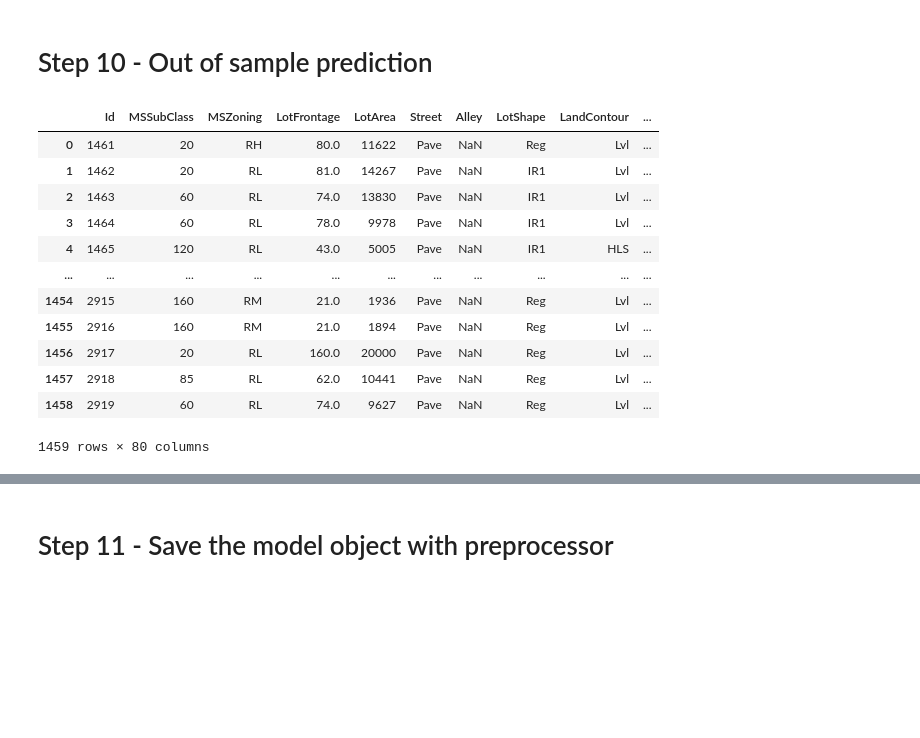
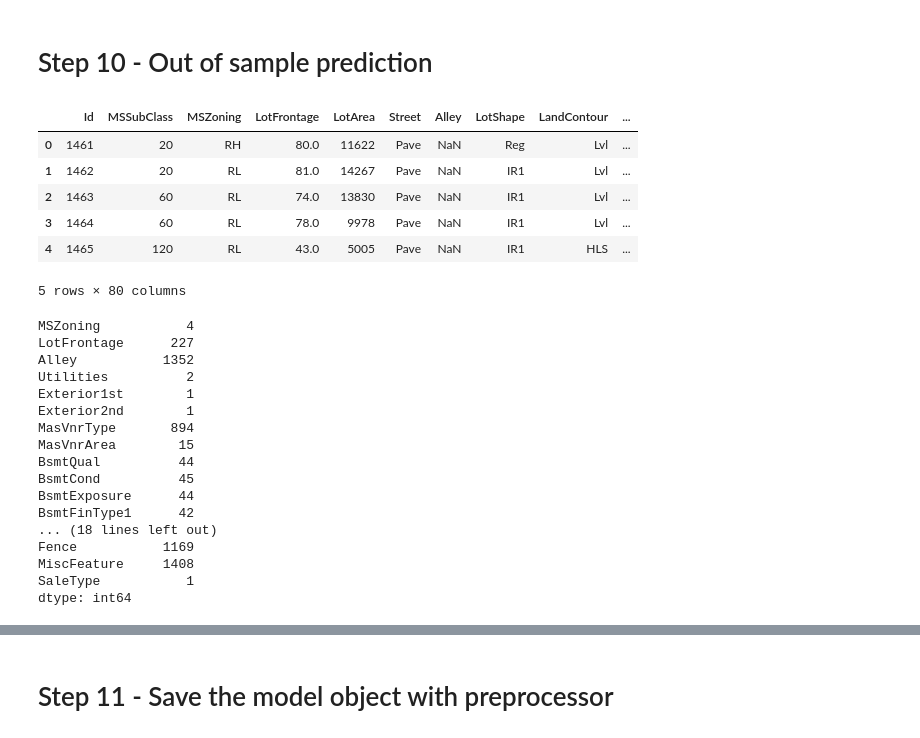
Before and after one commit to Aboli-2002/Machine_Learning, a Jupyter notebook: Regression Project/Regression Project.ipynb, the cells around one changed output, grey strips where cells are left out. Saved outputs shown, nothing was run; the diff lists cells and outputs as text; code cells hidden in the pictures; blank space fills up the shorter version.

```diff
--- a/Regression Project/Regression Project.ipynb
+++ b/Regression Project/Regression Project.ipynb
@@ -584,19 +618,2 @@ R2 : 84.53%
 # %% [markdown]
 # Step 10 - Out of  sample prediction
-# %%
-xnew = pd.read_csv("testing_set.csv", na_values=["", "NA"], keep_default_na=False)
-xnew
-# %% [output]
-|  | Id | MSSubClass | MSZoning | LotFrontage | LotArea | Street | Alley | LotShape | LandContour | ... |
-| 0 | 1461 | 20 | RH | 80.0 | 11622 | Pave | NaN | Reg | Lvl | ... |
-| 1 | 1462 | 20 | RL | 81.0 | 14267 | Pave | NaN | IR1 | Lvl | ... |
-| 2 | 1463 | 60 | RL | 74.0 | 13830 | Pave | NaN | IR1 | Lvl | ... |
-| 3 | 1464 | 60 | RL | 78.0 | 9978 | Pave | NaN | IR1 | Lvl | ... |
-| 4 | 1465 | 120 | RL | 43.0 | 5005 | Pave | NaN | IR1 | HLS | ... |
-| ... | ... | ... | ... | ... | ... | ... | ... | ... | ... | ... |
-| 1454 | 2915 | 160 | RM | 21.0 | 1936 | Pave | NaN | Reg | Lvl | ... |
-| 1455 | 2916 | 160 | RM | 21.0 | 1894 | Pave | NaN | Reg | Lvl | ... |
-| 1456 | 2917 | 20 | RL | 160.0 | 20000 | Pave | NaN | Reg | Lvl | ... |
-| 1457 | 2918 | 85 | RL | 62.0 | 10441 | Pave | NaN | Reg | Lvl | ... |
-| 1458 | 2919 | 60 | RL | 74.0 | 9627 | Pave | NaN | Reg | Lvl | ... |
-1459 rows × 80 columns
@@ -604,0 +620,32 @@ xnew.to_csv("LassoResults.csv", index=False)
+# %%
+xnew = pd.read_csv("testing_set.csv")
+xnew.head()
+# %% [output]
+|  | Id | MSSubClass | MSZoning | LotFrontage | LotArea | Street | Alley | LotShape | LandContour | ... |
+| 0 | 1461 | 20 | RH | 80.0 | 11622 | Pave | NaN | Reg | Lvl | ... |
+| 1 | 1462 | 20 | RL | 81.0 | 14267 | Pave | NaN | IR1 | Lvl | ... |
+| 2 | 1463 | 60 | RL | 74.0 | 13830 | Pave | NaN | IR1 | Lvl | ... |
+| 3 | 1464 | 60 | RL | 78.0 | 9978 | Pave | NaN | IR1 | Lvl | ... |
+| 4 | 1465 | 120 | RL | 43.0 | 5005 | Pave | NaN | IR1 | HLS | ... |
+5 rows × 80 columns
+# %%
+m1 = xnew.isna().sum()
+m1[m1 > 0]
+# %% [output]
+MSZoning           4
+LotFrontage      227
+Alley           1352
+Utilities          2
+Exterior1st        1
+Exterior2nd        1
+MasVnrType       894
+MasVnrArea        15
+BsmtQual          44
+BsmtCond          45
+BsmtExposure      44
+BsmtFinType1      42
+... (18 lines left out)
+Fence           1169
+MiscFeature     1408
+SaleType           1
+dtype: int64
```
Also changed, not shown: parts of 45 cells of this notebook, 2 other files.
